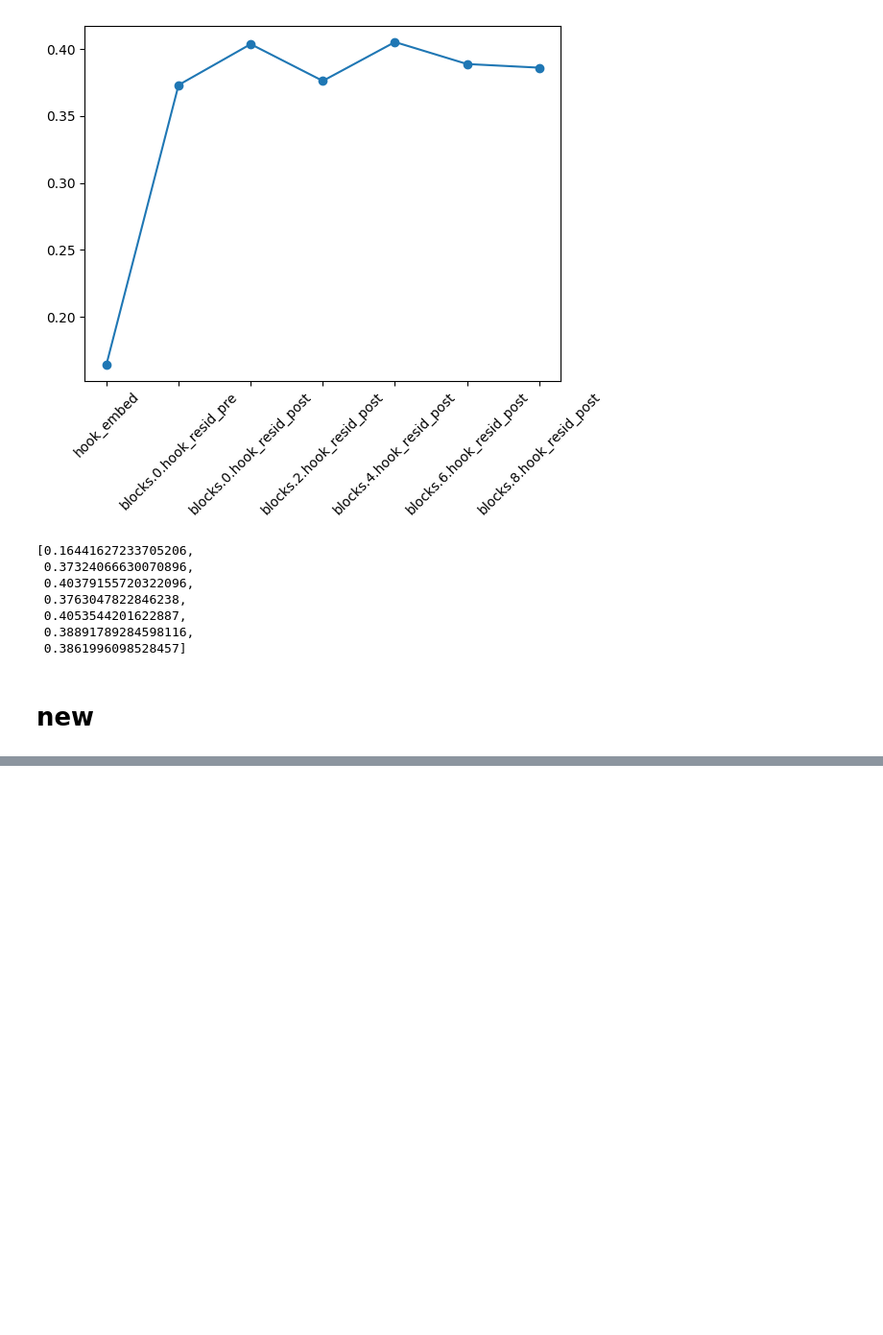
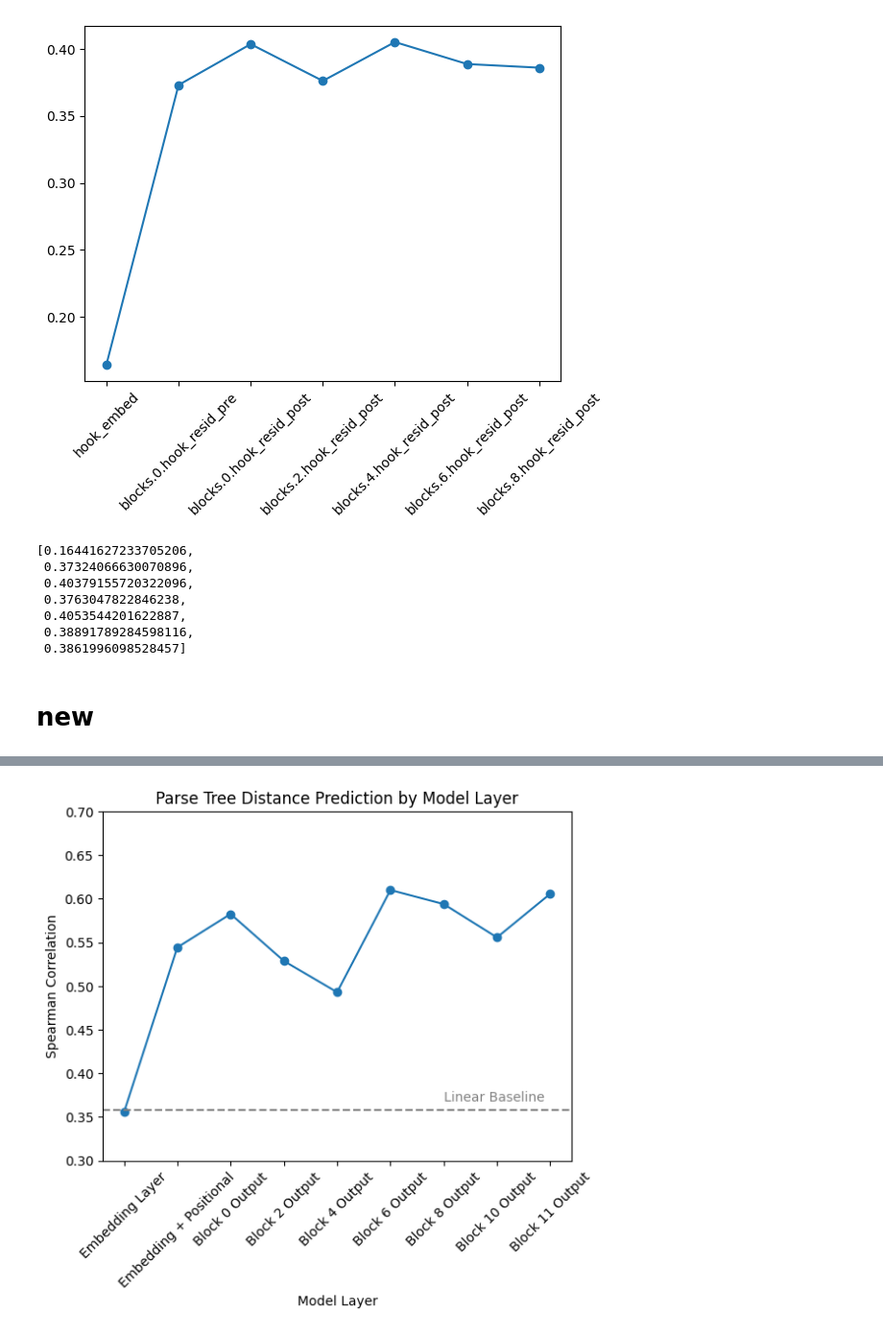
Before and after one commit to onjurgensen/probing_syntax_in_LLMs, a Jupyter notebook: model_comparison.ipynb, the cells around one changed output, grey strips where cells are left out. Shown at 96% size. Saved outputs shown, nothing was run; the diff lists cells and outputs as text; code cells hidden in the pictures; blank space fills up the shorter version.

```diff
--- a/model_comparison.ipynb
+++ b/model_comparison.ipynb
@@ -643,0 +677,37 @@ plt.xticks(rotation=45)
+# %%
+custom_labels = {
+    'hook_embed': 'Embedding Layer',
+    'blocks.0.hook_resid_pre': 'Embedding + Positional',
+    'blocks.0.hook_resid_post': 'Block 0 Output',
+    'blocks.2.hook_resid_post': 'Block 2 Output',
+    'blocks.4.hook_resid_post': 'Block 4 Output',
+    'blocks.6.hook_resid_post': 'Block 6 Output',
+    'blocks.8.hook_resid_post': 'Block 8 Output',
+    'blocks.10.hook_resid_post': 'Block 10 Output',
+    'blocks.11.hook_resid_post': 'Block 11 Output',
+    'Linear Baseline': 'Linear Baseline'
+}
+
+x_labels = [custom_labels.get(l, l) for l in df_eval['layer_name']]
+
+plt.plot(x_labels, df_eval['eval_df_sentence'].apply(lambda x: x['spearman_rho'].mean()), marker='o', label='Probe')
+plt.axhline(
+    y=linear_baseline_sentence.mean().loc['spearman_rho'],
+    color='grey',
+    linestyle='--',
+    label=custom_labels['Linear Baseline']
+)
+plt.ylim(0.3, 0.7)
+plt.title('Parse Tree Distance Prediction by Model Layer')
+plt.ylabel('Spearman Correlation')
+plt.xlabel('Model Layer')
+plt.text(
+    6,
+    linear_baseline_sentence.mean().loc['spearman_rho'] + 0.01,
+    custom_labels['Linear Baseline'],
+    color='grey'
+)
+plt.xticks(rotation=45)
+plt.show()
+# %% [output]
+[figure, added]
```
Also changed, not shown: parts of 11 cells of this notebook, 6 other files.
